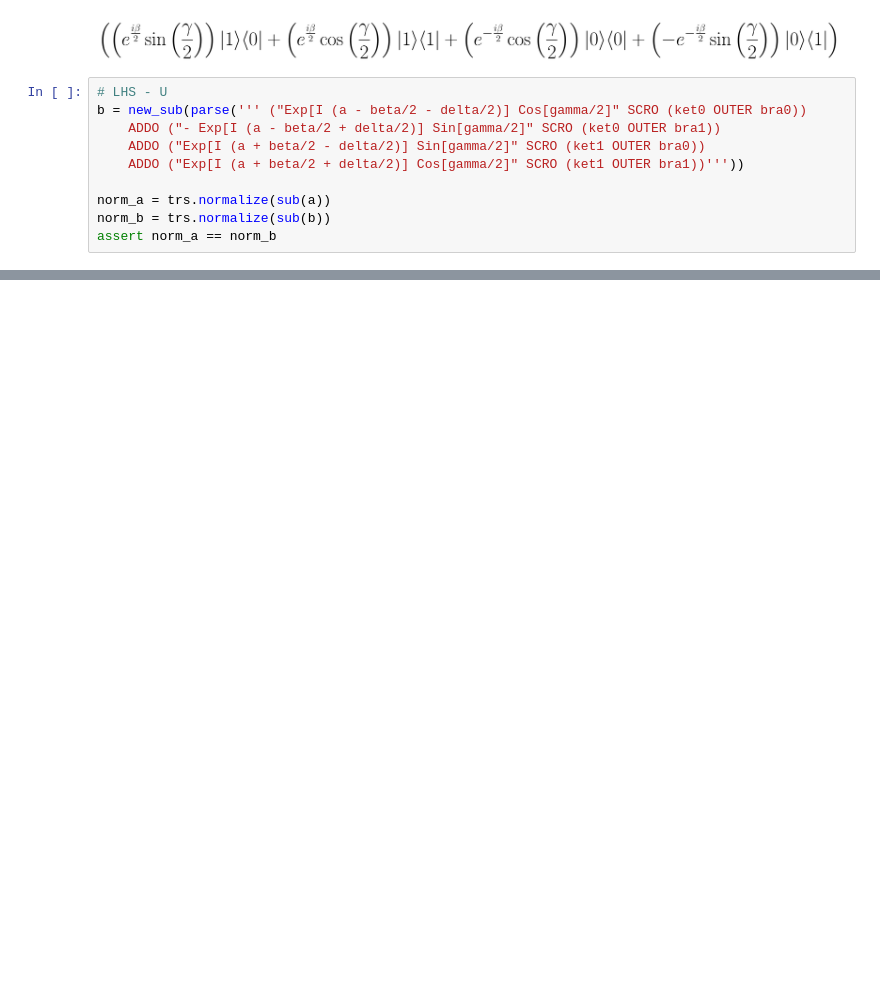
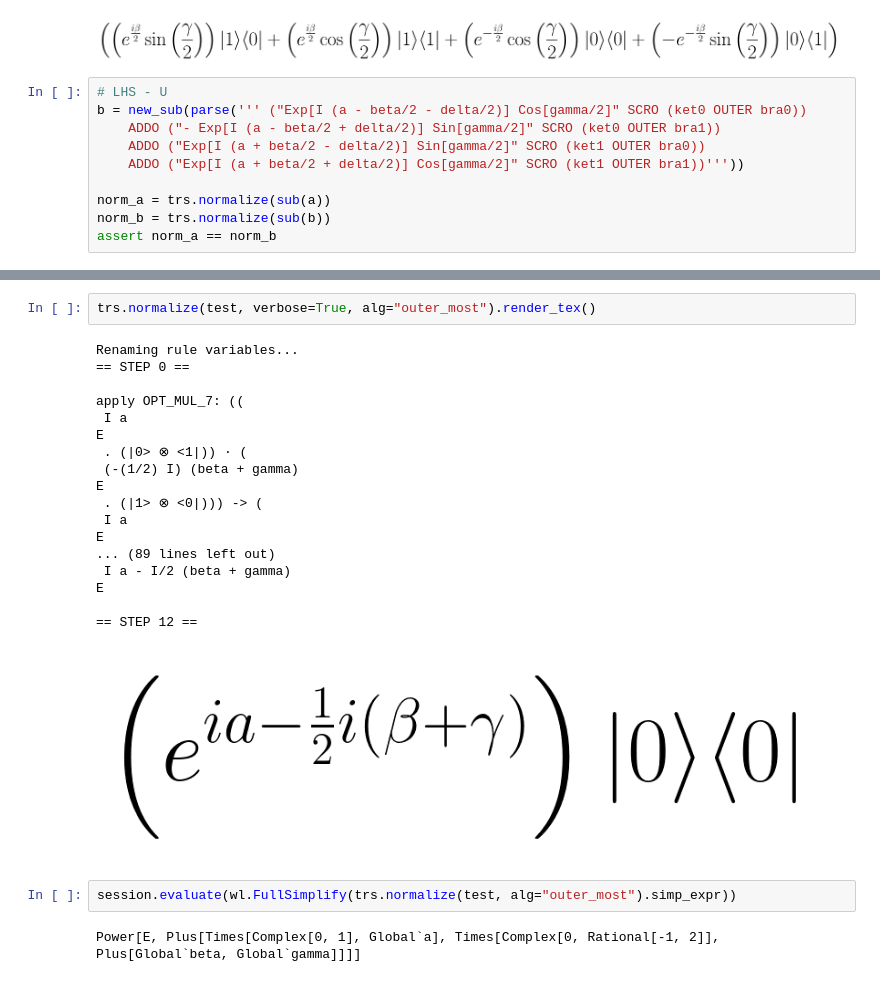
Before and after one commit to LucianoXu/28-Dirac3, a Jupyter notebook: test.ipynb, the cells around one changed output, grey strips where cells are left out. Cells and saved outputs as stored; diff of their text form; blank space fills up the shorter version.

```diff
--- a/test.ipynb
+++ b/test.ipynb
@@ -77,0 +160,25 @@ assert norm_a == norm_b
+# %%
+trs.normalize(test, verbose=True, alg="outer_most").render_tex()
+# %% [output]
+Renaming rule variables...
+== STEP 0 ==
+
+apply OPT_MUL_7: ((
+ I a
+E
+ . (|0> ⊗ <1|)) · (
+ (-(1/2) I) (beta + gamma)
+E
+ . (|1> ⊗ <0|))) -> (
+ I a
+E
+... (89 lines left out)
+ I a - I/2 (beta + gamma)
+E
+
+== STEP 12 ==
+[figure, added]
+# %%
+session.evaluate(wl.FullSimplify(trs.normalize(test, alg="outer_most").simp_expr))
+# %% [output]
+Power[E, Plus[Times[Complex[0, 1], Global`a], Times[Complex[0, Rational[-1, 2]], Plus[Global`beta, Global`gamma]]]]
```
Also changed, not shown: parts of 12 cells of this notebook, 7 other files.
